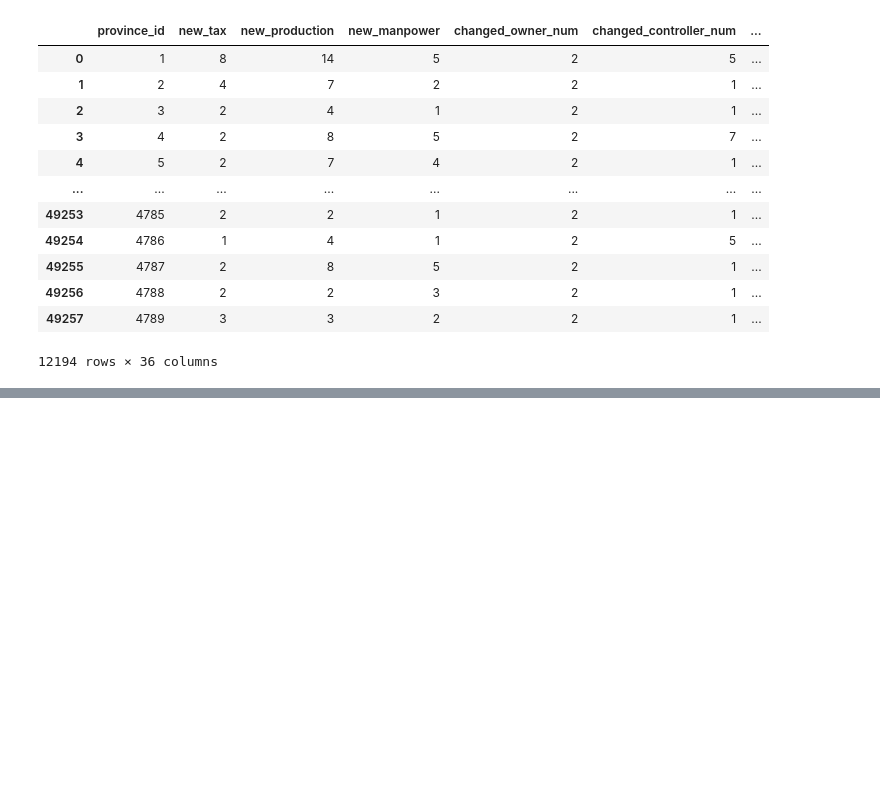
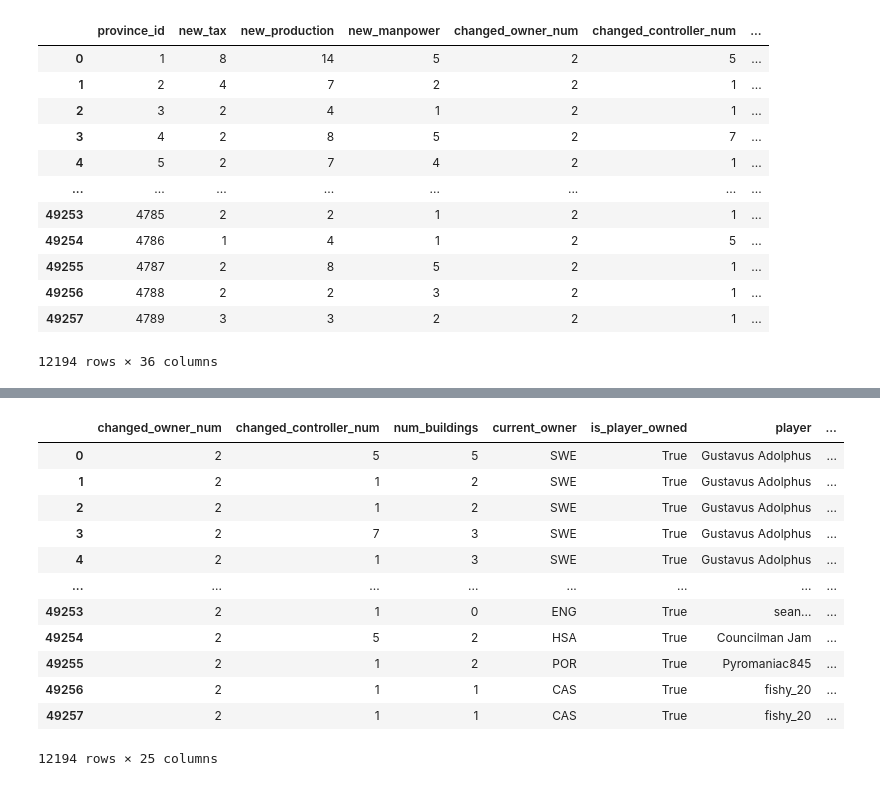
Before and after one commit to williamplancke/eu4-pve-collection-training, a Jupyter notebook: Notebooks/data_exploration.ipynb, the cells around one changed output, grey strips where cells are left out. Drawn from its saved outputs; the diff is of its cells as text; code cells hidden in the pictures; blank space fills up the shorter version.

```diff
--- a/Notebooks/data_exploration.ipynb
+++ b/Notebooks/data_exploration.ipynb
@@ -5,9 +5,11 @@ The target is a province's percentile rank by development clicks among provinces
 # %%
 import pandas as pd
 import matplotlib.pyplot as plt
+from os.path import sep
+DATADIR = r"..\Data"
 
 TARGET_COLUMN = "investment_preference_target"
-df = pd.read_csv('./data/provinces_stage3.csv', index_col=0)
+df = pd.read_csv(DATADIR + sep + 'provinces_stage3.csv', index_col=0)
 required_columns = {TARGET_COLUMN, "target_eligible", "development_clicks", "save", "current_owner"}
 missing_columns = required_columns.difference(df.columns)
 assert not missing_columns, f"Re-run savefile_extraction.ipynb; missing columns: {sorted(missing_columns)}"
@@ -142,0 +157,21 @@ labeled_df
+# %%
+selected_target_df = labeled_df.drop(columns=["high_investment_target", "legacy_heuristic_score",
+                                              "changed_tax", "changed_production", "changed_manpower",
+                                              "development_clicks", "new_tax", "new_production", "new_manpower"
+                                            ]) # Data leakage since this data impacts y directly
+selected_target_df = selected_target_df.drop(columns=["province_id", "save"]) # Data is too spread out
+selected_target_df
+# %% [output]
+|  | changed_owner_num | changed_controller_num | num_buildings | current_owner | is_player_owned | player | ... |
+| 0 | 2 | 5 | 5 | SWE | True | Gustavus Adolphus | ... |
+| 1 | 2 | 1 | 2 | SWE | True | Gustavus Adolphus | ... |
+| 2 | 2 | 1 | 2 | SWE | True | Gustavus Adolphus | ... |
+| 3 | 2 | 7 | 3 | SWE | True | Gustavus Adolphus | ... |
+| 4 | 2 | 1 | 3 | SWE | True | Gustavus Adolphus | ... |
+| ... | ... | ... | ... | ... | ... | ... | ... |
+| 49253 | 2 | 1 | 0 | ENG | True | sean... | ... |
+| 49254 | 2 | 5 | 2 | HSA | True | Councilman Jam | ... |
+| 49255 | 2 | 1 | 2 | POR | True | Pyromaniac845 | ... |
+| 49256 | 2 | 1 | 1 | CAS | True | fishy_20 | ... |
+| 49257 | 2 | 1 | 1 | CAS | True | fishy_20 | ... |
+12194 rows × 25 columns
```
Also changed, not shown: parts of 2 cells of this notebook, 13 other files.
